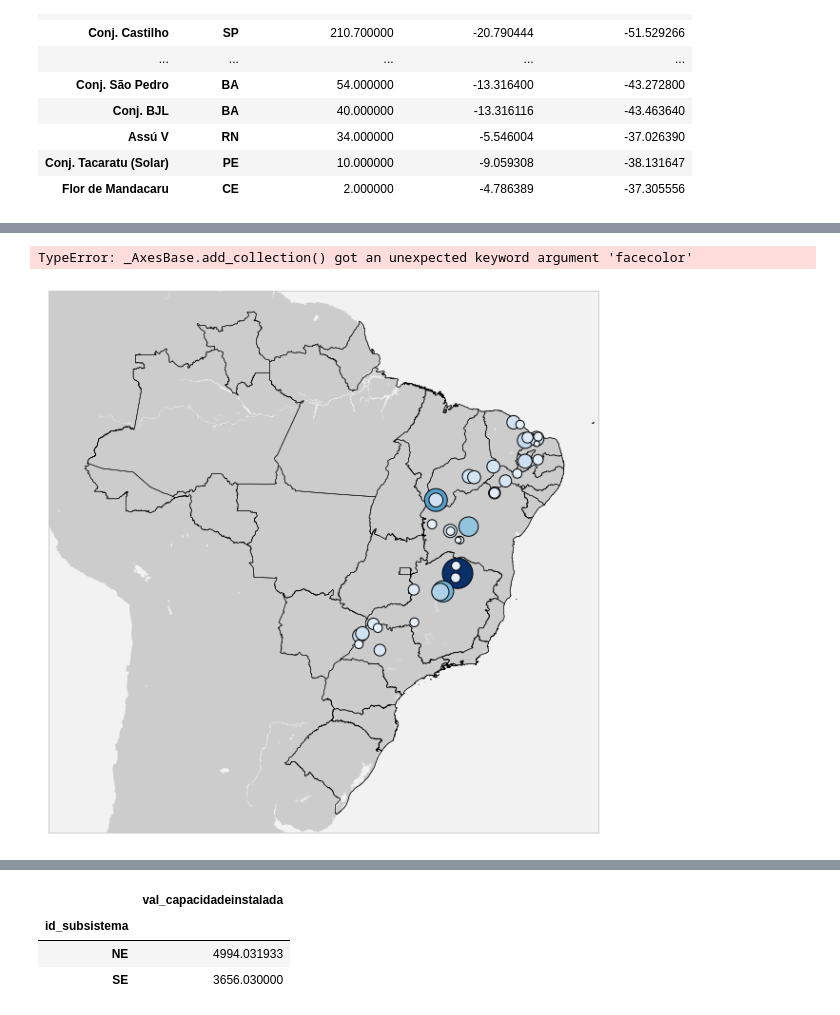
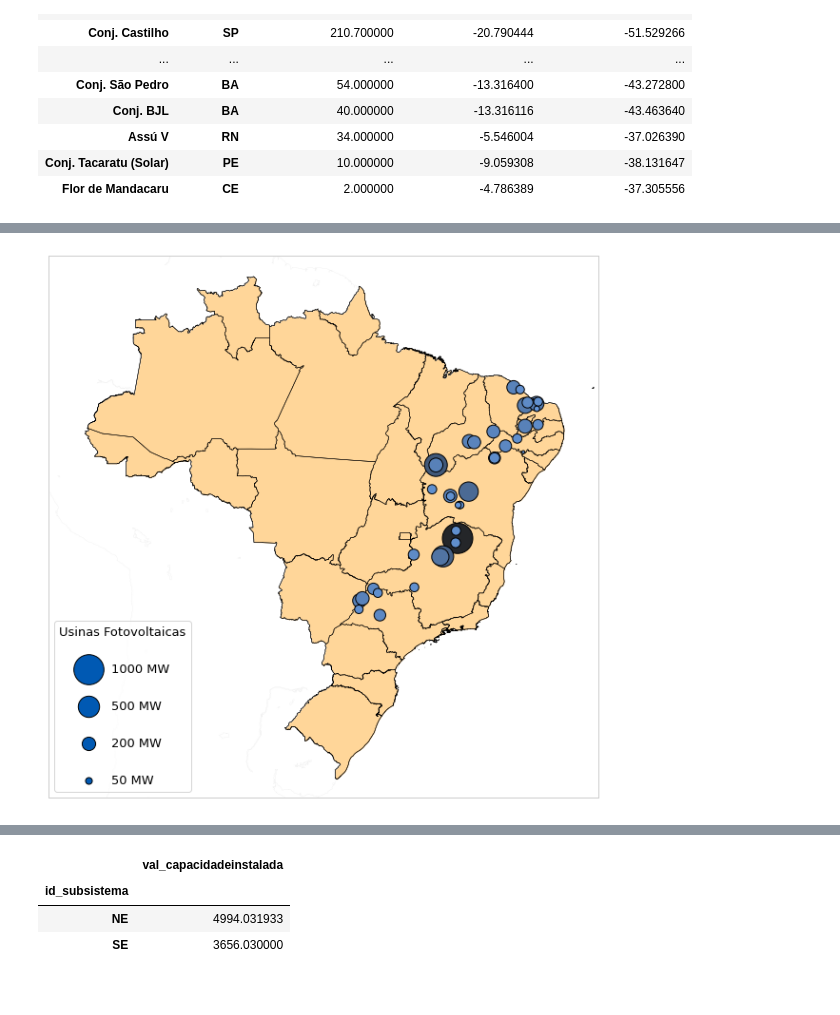
Before and after one commit to La1ra1/Gestao_energetica_trabalhos, a Jupyter notebook: Seminário 2/figuras_geracao_pv.ipynb, the cells around one changed output, grey strips where cells are left out. Cells and saved outputs as stored; diff of their text form; code cells hidden in the pictures.

```diff
--- a/Seminário 2/figuras_geracao_pv.ipynb
+++ b/Seminário 2/figuras_geracao_pv.ipynb
@@ -70,32 +151,38 @@ values = group_by_usina.dropna()['val_capacidadeinstalada'].values
 # %%
 fig, ax = plt.subplots()
 
 m = Basemap(projection='merc', llcrnrlat=-35, urcrnrlat=7,
             llcrnrlon=-77, urcrnrlon=-32, resolution='i')
 m.ax = ax
 line_color = '#cccccc'
-wather_color = '#f2f2f2'
+wather_color = '#ffffff'
 
 m.drawcoastlines(color=line_color, linewidth=0.1)
-m.fillcontinents(color=line_color,lake_color=wather_color, zorder=1)
+#m.fillcontinents(color=line_color,lake_color=wather_color, zorder=1)
 m.drawmapboundary(color=line_color, fill_color=wather_color, zorder=0)
 
 fig.set_size_inches(18.5, 10.5)
 
-m.readshapefile('brasil\\gadm41_BRA_1', 'estados')
+m.readshapefile('brasil\\gadm41_BRA_1', 'estados', zorder=5)
 
-m.readshapefile('brasil\\gadm41_BRA_0', 'pais')
+m.readshapefile('brasil\\gadm41_BRA_0', 'pais', zorder=5)
 
 x, y = m(lon, lat)
-m.scatter(x, y, s=values, c=values, zorder=10, cmap='Blues', linewidths=1, edgecolor='black', )
 
-pol = Polygon(m.pais[0])
+sc = m.scatter(x, y, s=values, c=values, zorder=10, cmap=sns.dark_palette("#69d", reverse=True, as_cmap=True)
+, linewidths=1, edgecolor='black',)
+
+patches = [Polygon(np.array(m.pais[0]))]
+
+pc = PatchCollection(patches, facecolor= '#ffd699', edgecolor='k', linewidths=0.01, zorder=2)
+ax.add_collection(pc)
+
+h = [plt.scatter([],[], color="#0059b3", marker="o", s=i, edgecolors='k') for i in [1000,500,200,50]]
+leg = plt.legend(handles=h, labels=['1000 MW', '500 MW','200 MW','50 MW'],loc='lower left', title="Usinas Fotovoltaicas", labelspacing=2, fontsize=13,title_fontsize=13)
+
+leg._legend_box.align = "center"
 
 
-
-ax.add_collection(pol, facecolor="red")
-
 plt.savefig('MAPA.svg')
 # %% [output]
-TypeError: _AxesBase.add_collection() got an unexpected keyword argument 'facecolor'
-[figure, old version]
+[figure, new version]
```
Also changed, not shown: parts of 8 cells of this notebook, 5 other files.
